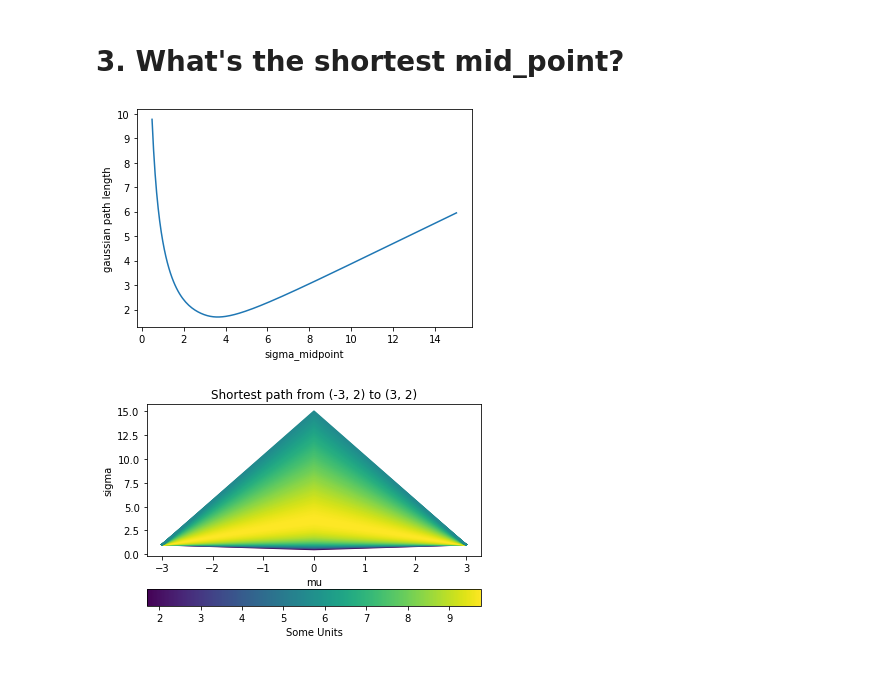
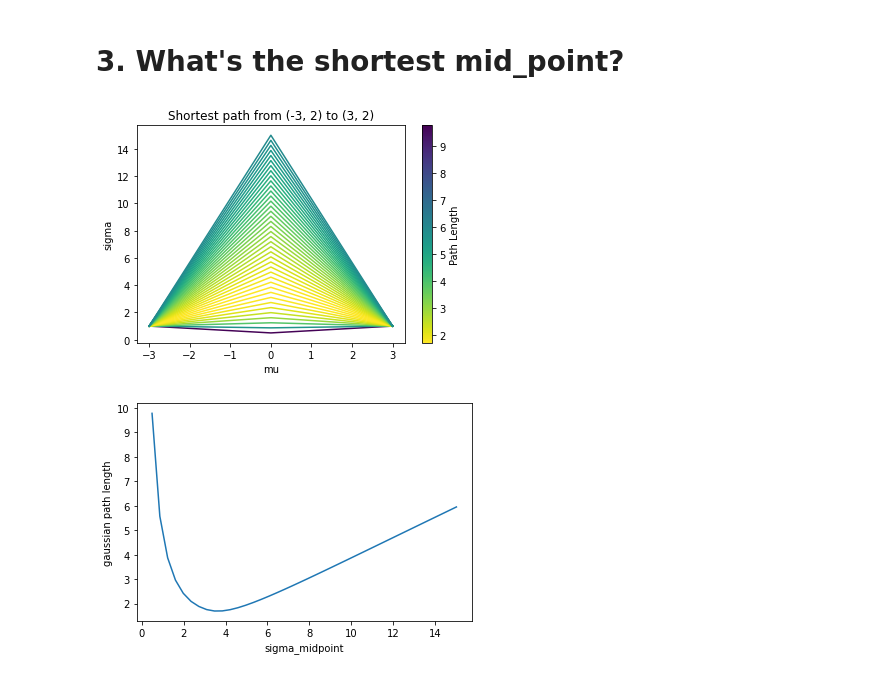
Before and after one commit to bfeif/opinion-calculus, a Jupyter notebook: busting-triangle-inequality.ipynb, the cells around one changed output. Drawn from its saved outputs; the diff is of its cells as text; code cells hidden in the pictures.

```diff
--- a/busting-triangle-inequality.ipynb
+++ b/busting-triangle-inequality.ipynb
@@ -201,31 +199,33 @@ for mu_a, mu_b in zip([2, 2, 1], [1, 3, 7]):
 # %%
 # https://stackoverflow.com/questions/38208700/matplotlib-plot-lines-with-colors-through-colormap
 import pylab
 import matplotlib as mpl
 
-sigma_midpoints = np.linspace(.5, 15, 200)
+sigma_midpoints = np.linspace(.5, 15, 40)
 mus = [-3, 0, 3]
 sigma_start = 2
 sigma_end = 2
 gaussian_path_lengths = [gaussian_path_length(mus, [sigma_start, sigma_midpoint, sigma_end])
                          for sigma_midpoint in sigma_midpoints]
+
+
+cmap = mpl.cm.viridis_r
+fig, ax = plt.subplots()
+for sigma_midpoint, path_length in zip(sigma_midpoints, gaussian_path_lengths):
+    color_index = int(255 * (path_length - min(gaussian_path_lengths)) / (max(gaussian_path_lengths) - min(gaussian_path_lengths)))
+    plt.plot([-3, 0, 3], [1, sigma_midpoint, 1], color=cmap.colors[color_index])
+plt.ylabel('sigma')
+plt.xlabel('mu')
+plt.title(f'Shortest path from {(mus[0], sigma_start)} to {(mus[2], sigma_end)}')
+norm = mpl.colors.Normalize(vmin=min(gaussian_path_lengths), vmax=max(gaussian_path_lengths))
+axcb = fig.colorbar(mpl.cm.ScalarMappable(norm=norm, cmap=cmap), ax=ax, orientation='vertical', label='Path Length')
+plt.show()
+
+
 plt.plot(sigma_midpoints, gaussian_path_lengths)
 plt.xlabel('sigma_midpoint')
 plt.ylabel('gaussian path length')
 plt.show()
-
-fig, ax = plt.subplots()
-for sigma_midpoint, path_length in zip(sigma_midpoints, gaussian_path_lengths):
-    color_index = 255 - int(255 * (path_length - min(gaussian_path_lengths)) / (max(gaussian_path_lengths) - min(gaussian_path_lengths)))
-    plt.plot([-3, 0, 3], [1, sigma_midpoint, 1], color=cm.colors[color_index])
-plt.ylabel('sigma')
-plt.xlabel('mu')
-plt.title(f'Shortest path from {(mus[0], sigma_start)} to {(mus[2], sigma_end)}')
-
-cmap = mpl.cm.viridis
-norm = mpl.colors.Normalize(vmin=min(gaussian_path_lengths), vmax=max(gaussian_path_lengths))
-axcb = fig.colorbar(mpl.cm.ScalarMappable(norm=norm, cmap=cmap), ax=ax, orientation='horizontal', label='Some Units')
-plt.show()
 # %% [output]
-[figure, old version]
+[figure, new version]
-[figure, old version]
+[figure, new version]
```
Also changed, not shown: parts of 4 cells of this notebook, 2 other files.
